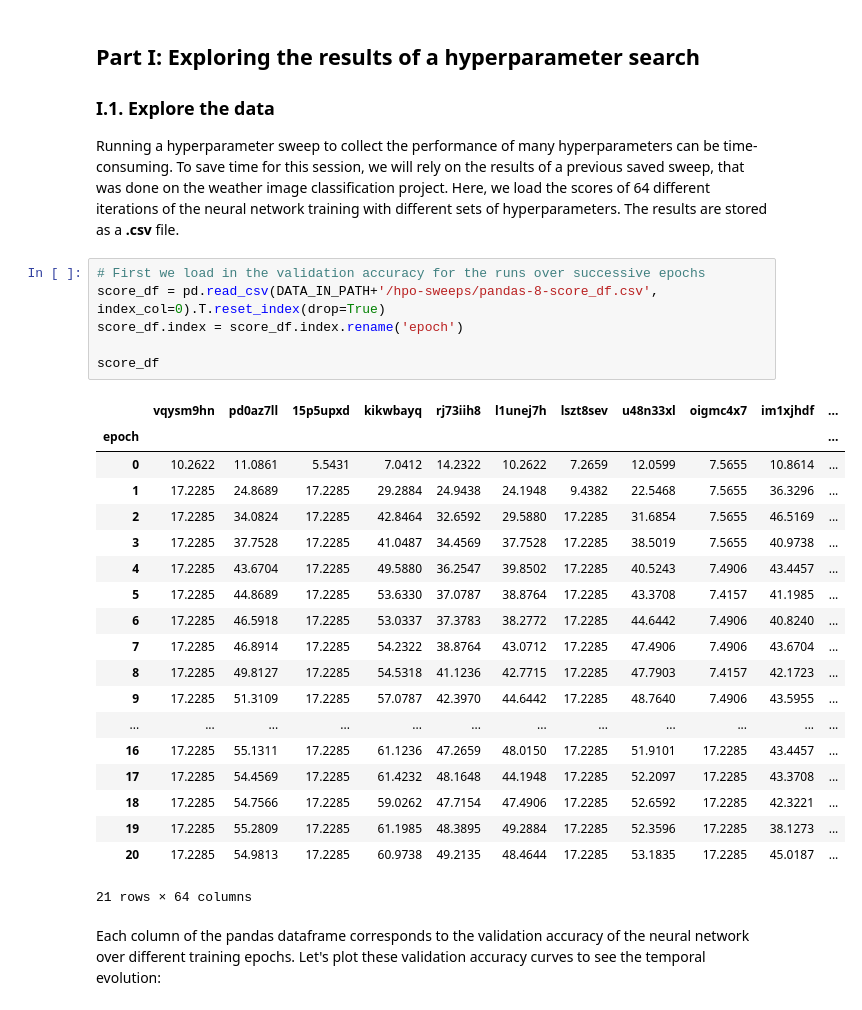
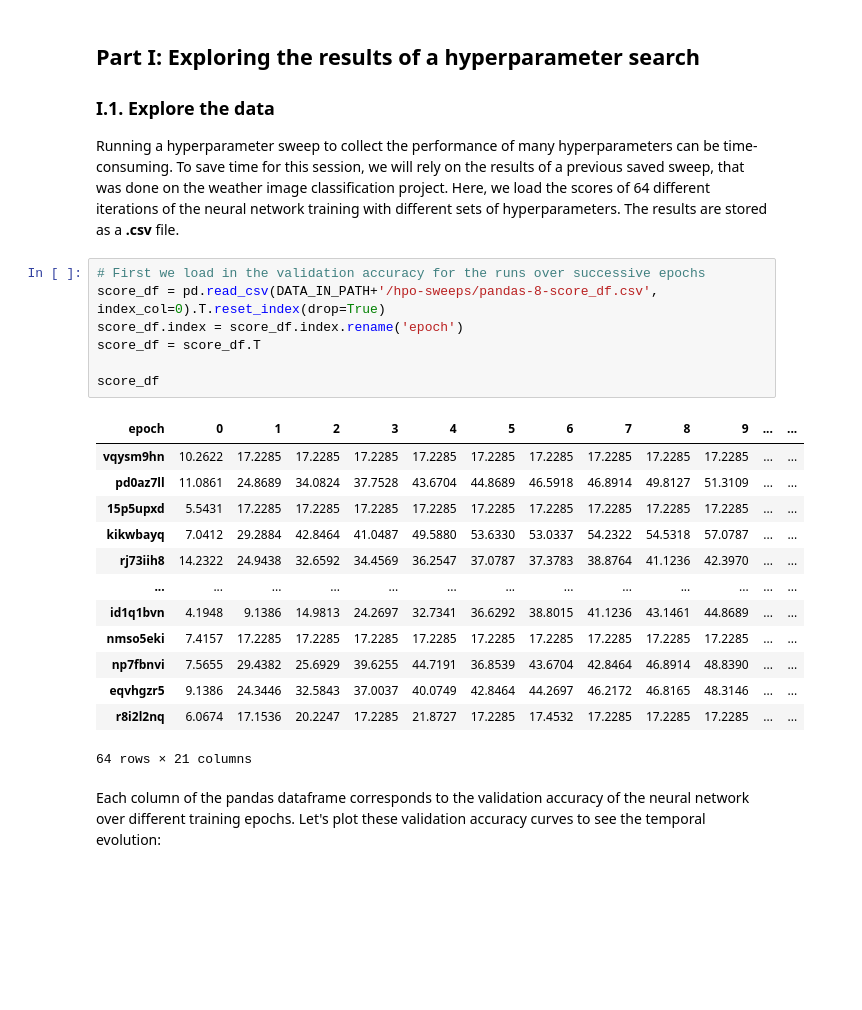
Before and after one commit to rguilcas/BCCR-ML-course, a Jupyter notebook: lecture_exercises/solutions/D4-01_HPO-example.ipynb, the cells around one changed output. Saved outputs shown, nothing was run; the diff lists cells and outputs as text; blank space fills up the shorter version.

```diff
--- a/lecture_exercises/solutions/D4-01_HPO-example.ipynb
+++ b/lecture_exercises/solutions/D4-01_HPO-example.ipynb
@@ -41,29 +41,24 @@ Here, we load the scores of 64 different iterations of the neural network traini
 # %%
 # First we load in the validation accuracy for the runs over successive epochs
 score_df = pd.read_csv(DATA_IN_PATH+'/hpo-sweeps/pandas-8-score_df.csv', index_col=0).T.reset_index(drop=True)
 score_df.index = score_df.index.rename('epoch')
+score_df = score_df.T
 
 score_df
 # %% [output]
-|  | vqysm9hn | pd0az7ll | 15p5upxd | kikwbayq | rj73iih8 | l1unej7h | lszt8sev | u48n33xl | oigmc4x7 | im1xjhdf | ... |
-| epoch |  |  |  |  |  |  |  |  |  |  | ... |
-| 0 | 10.2622 | 11.0861 | 5.5431 | 7.0412 | 14.2322 | 10.2622 | 7.2659 | 12.0599 | 7.5655 | 10.8614 | ... |
-| 1 | 17.2285 | 24.8689 | 17.2285 | 29.2884 | 24.9438 | 24.1948 | 9.4382 | 22.5468 | 7.5655 | 36.3296 | ... |
-| 2 | 17.2285 | 34.0824 | 17.2285 | 42.8464 | 32.6592 | 29.5880 | 17.2285 | 31.6854 | 7.5655 | 46.5169 | ... |
-| 3 | 17.2285 | 37.7528 | 17.2285 | 41.0487 | 34.4569 | 37.7528 | 17.2285 | 38.5019 | 7.5655 | 40.9738 | ... |
-| 4 | 17.2285 | 43.6704 | 17.2285 | 49.5880 | 36.2547 | 39.8502 | 17.2285 | 40.5243 | 7.4906 | 43.4457 | ... |
-| 5 | 17.2285 | 44.8689 | 17.2285 | 53.6330 | 37.0787 | 38.8764 | 17.2285 | 43.3708 | 7.4157 | 41.1985 | ... |
-| 6 | 17.2285 | 46.5918 | 17.2285 | 53.0337 | 37.3783 | 38.2772 | 17.2285 | 44.6442 | 7.4906 | 40.8240 | ... |
-| 7 | 17.2285 | 46.8914 | 17.2285 | 54.2322 | 38.8764 | 43.0712 | 17.2285 | 47.4906 | 7.4906 | 43.6704 | ... |
-| 8 | 17.2285 | 49.8127 | 17.2285 | 54.5318 | 41.1236 | 42.7715 | 17.2285 | 47.7903 | 7.4157 | 42.1723 | ... |
-| 9 | 17.2285 | 51.3109 | 17.2285 | 57.0787 | 42.3970 | 44.6442 | 17.2285 | 48.7640 | 7.4906 | 43.5955 | ... |
-| ... | ... | ... | ... | ... | ... | ... | ... | ... | ... | ... | ... |
-| 16 | 17.2285 | 55.1311 | 17.2285 | 61.1236 | 47.2659 | 48.0150 | 17.2285 | 51.9101 | 17.2285 | 43.4457 | ... |
-| 17 | 17.2285 | 54.4569 | 17.2285 | 61.4232 | 48.1648 | 44.1948 | 17.2285 | 52.2097 | 17.2285 | 43.3708 | ... |
-| 18 | 17.2285 | 54.7566 | 17.2285 | 59.0262 | 47.7154 | 47.4906 | 17.2285 | 52.6592 | 17.2285 | 42.3221 | ... |
-| 19 | 17.2285 | 55.2809 | 17.2285 | 61.1985 | 48.3895 | 49.2884 | 17.2285 | 52.3596 | 17.2285 | 38.1273 | ... |
-| 20 | 17.2285 | 54.9813 | 17.2285 | 60.9738 | 49.2135 | 48.4644 | 17.2285 | 53.1835 | 17.2285 | 45.0187 | ... |
+| epoch | 0 | 1 | 2 | 3 | 4 | 5 | 6 | 7 | 8 | 9 | ... | ... |
+| vqysm9hn | 10.2622 | 17.2285 | 17.2285 | 17.2285 | 17.2285 | 17.2285 | 17.2285 | 17.2285 | 17.2285 | 17.2285 | ... | ... |
+| pd0az7ll | 11.0861 | 24.8689 | 34.0824 | 37.7528 | 43.6704 | 44.8689 | 46.5918 | 46.8914 | 49.8127 | 51.3109 | ... | ... |
+| 15p5upxd | 5.5431 | 17.2285 | 17.2285 | 17.2285 | 17.2285 | 17.2285 | 17.2285 | 17.2285 | 17.2285 | 17.2285 | ... | ... |
+| kikwbayq | 7.0412 | 29.2884 | 42.8464 | 41.0487 | 49.5880 | 53.6330 | 53.0337 | 54.2322 | 54.5318 | 57.0787 | ... | ... |
+| rj73iih8 | 14.2322 | 24.9438 | 32.6592 | 34.4569 | 36.2547 | 37.0787 | 37.3783 | 38.8764 | 41.1236 | 42.3970 | ... | ... |
+| ... | ... | ... | ... | ... | ... | ... | ... | ... | ... | ... | ... | ... |
+| id1q1bvn | 4.1948 | 9.1386 | 14.9813 | 24.2697 | 32.7341 | 36.6292 | 38.8015 | 41.1236 | 43.1461 | 44.8689 | ... | ... |
+| nmso5eki | 7.4157 | 17.2285 | 17.2285 | 17.2285 | 17.2285 | 17.2285 | 17.2285 | 17.2285 | 17.2285 | 17.2285 | ... | ... |
+| np7fbnvi | 7.5655 | 29.4382 | 25.6929 | 39.6255 | 44.7191 | 36.8539 | 43.6704 | 42.8464 | 46.8914 | 48.8390 | ... | ... |
+| eqvhgzr5 | 9.1386 | 24.3446 | 32.5843 | 37.0037 | 40.0749 | 42.8464 | 44.2697 | 46.2172 | 46.8165 | 48.3146 | ... | ... |
+| r8i2l2nq | 6.0674 | 17.1536 | 20.2247 | 17.2285 | 21.8727 | 17.2285 | 17.4532 | 17.2285 | 17.2285 | 17.2285 | ... | ... |
-21 rows × 64 columns
+64 rows × 21 columns
 # %% [markdown]
 Each column of the pandas dataframe corresponds to the validation accuracy of the neural network over different training epochs. Let's plot these validation accuracy curves to see the temporal evolution:
 # %%
```
Also changed, not shown: parts of 16 cells of this notebook, 1 other file.
